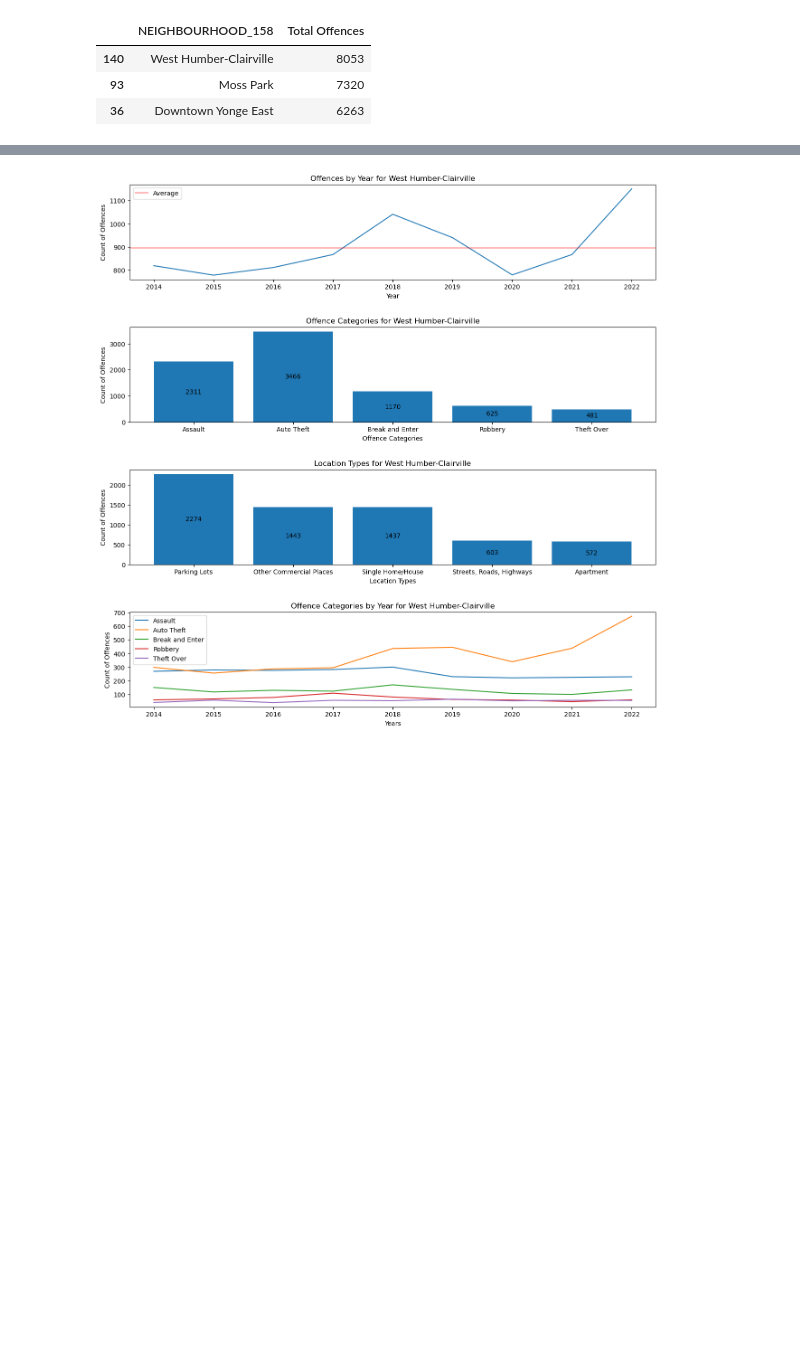
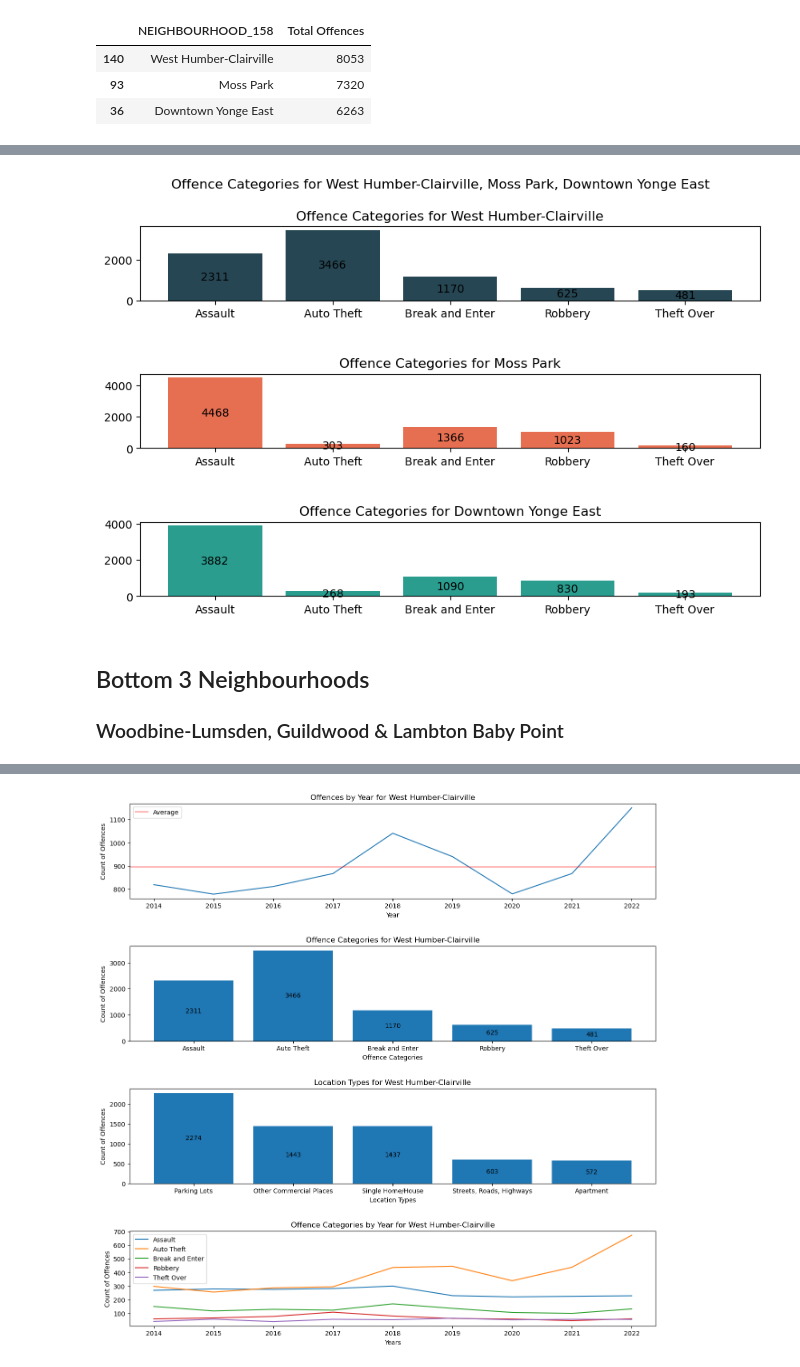
Before and after one commit to fannysigouin/project1, a Jupyter notebook: question_3/q3_all_years.ipynb, the cells around one changed output, grey strips where cells are left out. Drawn from its saved outputs; the diff is of its cells as text; code cells hidden in the pictures; blank space fills up the shorter version.

```diff
--- a/question_3/q3_all_years.ipynb
+++ b/question_3/q3_all_years.ipynb
@@ -193,0 +244,46 @@ renamed_locations = {'Other Commercial / Corporate Places (For Profit, Warehouse
+# %%
+#Define function for offence categories
+def offence_categories(df1, df2, df3, hood1, hood2, hood3, hood_names):
+    fig, ax = plt.subplots(nrows = 3, ncols = 1)
+    plt.rcParams['figure.figsize'] = (10, 6)
+
+    #First neighbourhood
+    #Group by MCI category and get count of offences
+    hood1_category = df1.groupby('MCI_CATEGORY')['EVENT_UNIQUE_ID'].count()
+    #Create first plot ax[0], set title and axis labels and set bar labels to show counts on the plot
+    category1 = ax[0].bar(hood1_category.index, hood1_category.values, color = ['#264653'])
+    ax[0].set_title(f'Offence Categories for {hood1}')
+    ax[0].bar_label(category1, label_type = 'center')
+
+    #Second neighbourhood
+    #Group by MCI category and get count of offences
+    hood2_category = df2.groupby('MCI_CATEGORY')['EVENT_UNIQUE_ID'].count()
+    #Create first plot ax[0], set title and axis labels and set bar labels to show counts on the plot
+    category2 = ax[1].bar(hood2_category.index, hood2_category.values, color = ['#E76F51'])
+    ax[1].set_title(f'Offence Categories for {hood2}')
+    ax[1].bar_label(category2, label_type = 'center')
+
+    #Third neighbourhood
+    #Group by MCI category and get count of offences
+    hood3_category = df3.groupby('MCI_CATEGORY')['EVENT_UNIQUE_ID'].count()
+    #Create first plot ax[0], set title and axis labels and set bar labels to show counts on the plot
+    category3 = ax[2].bar(hood3_category.index, hood3_category.values, color = ['#2A9D8F'])
+    ax[2].set_title(f'Offence Categories for {hood3}')
+    ax[2].bar_label(category3, label_type = 'center')
+
+    #Set figure title
+    figtitle_dict = {'size': 14, 'weight': 'bold'}
+    fig.suptitle(f"Offence Categories for {', '.join(hood_names)}", fontdict = figtitle_dict)
+
+    #Adjust space between subplots for readability, save figure and show
+    plt.subplots_adjust(hspace = 1)
+    plt.savefig(f"../../Project 1 Output/{', '.join(hood_names)}_categories.png")
+    plt.show()
+
+#Call function for top 3 neighbourhoods
+offence_categories(whc_hood, mp_hood, dye_hood, 'West Humber-Clairville', 'Moss Park', 'Downtown Yonge East', top_3_names)
+# %% [output]
+[figure, added]
+# %% [markdown]
+## Bottom 3 Neighbourhoods
+### Woodbine-Lumsden, Guildwood & Lambton Baby Point
```
Also changed, not shown: parts of 23 cells of this notebook.
